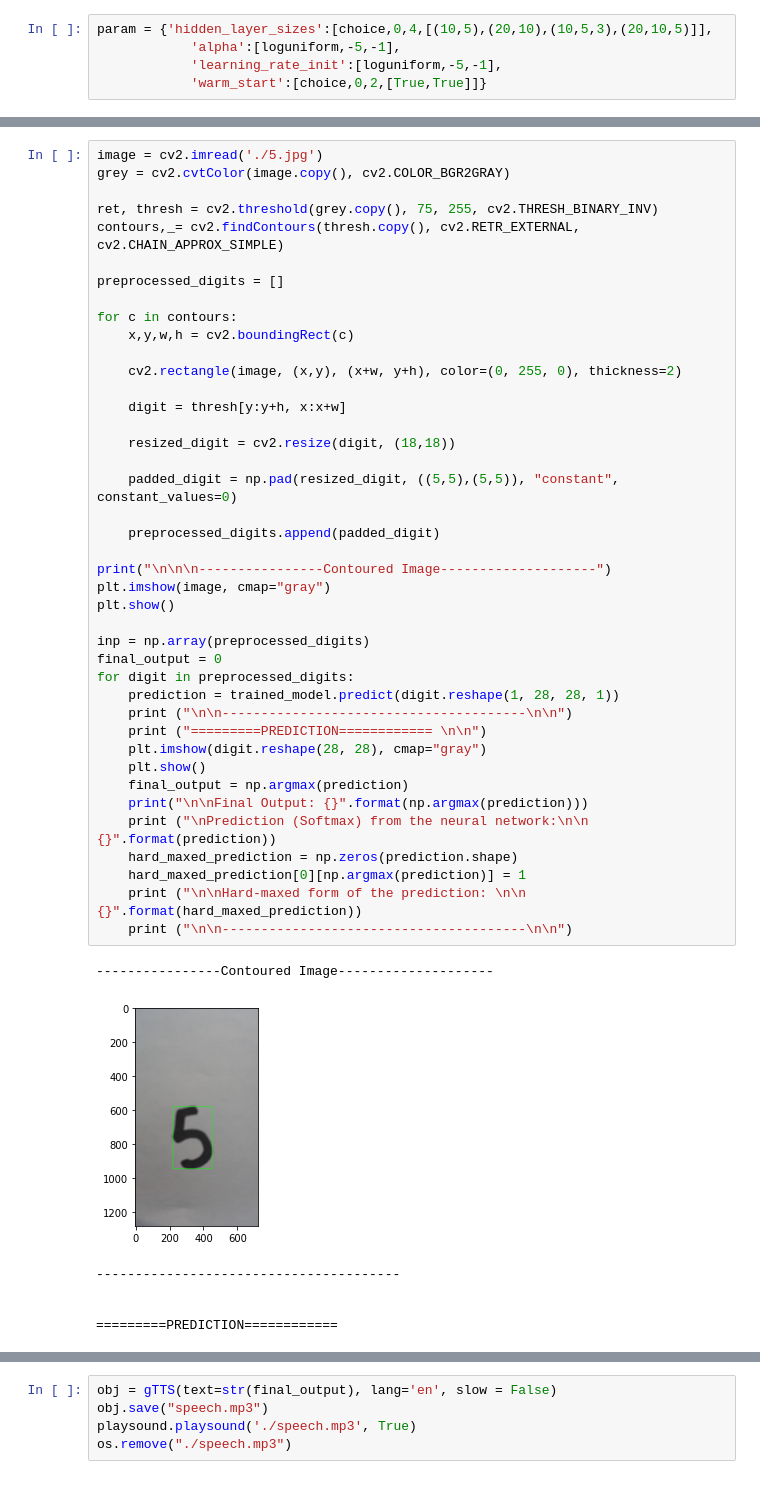
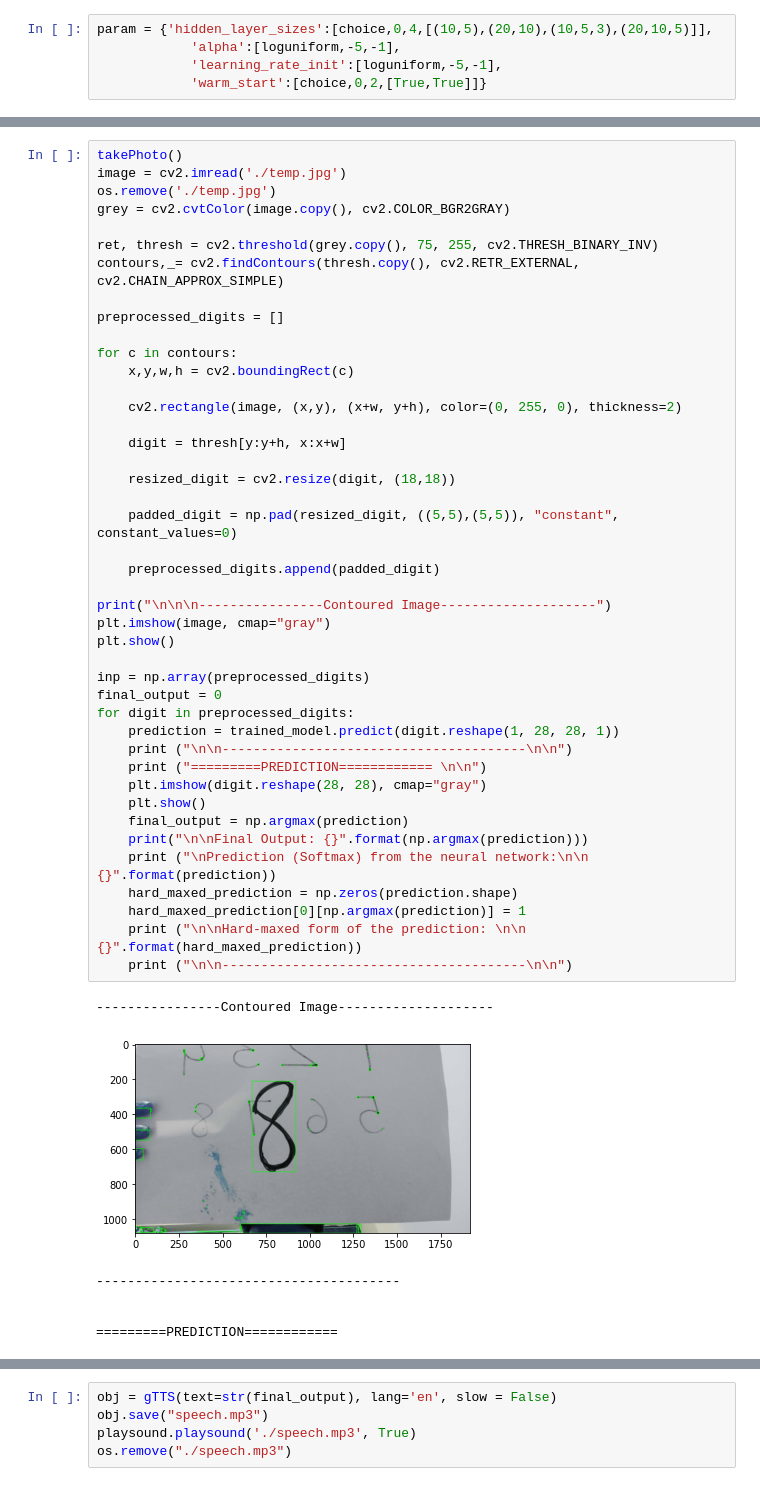
Before and after one commit to monil-bansal/digital-eye, a Jupyter notebook: Digit Recognition/Digit-Recognition-Using-CNN/Final.ipynb, the cells around one changed output, grey strips where cells are left out. Saved outputs shown, nothing was run; the diff lists cells and outputs as text.

Commit message:
takePhoto

```diff
--- a/Digit Recognition/Digit-Recognition-Using-CNN/Final.ipynb
+++ b/Digit Recognition/Digit-Recognition-Using-CNN/Final.ipynb
@@ -39,5 +40,7 @@ Epoch 3/3
 # %%
-image = cv2.imread('./5.jpg')
+takePhoto()
+image = cv2.imread('./temp.jpg')
+os.remove('./temp.jpg')
 grey = cv2.cvtColor(image.copy(), cv2.COLOR_BGR2GRAY)
 
 ret, thresh = cv2.threshold(grey.copy(), 75, 255, cv2.THRESH_BINARY_INV)
@@ -52,34 +55,34 @@ for c in contours:
 
     digit = thresh[y:y+h, x:x+w]
 
     resized_digit = cv2.resize(digit, (18,18))
 
     padded_digit = np.pad(resized_digit, ((5,5),(5,5)), "constant", constant_values=0)
 
     preprocessed_digits.append(padded_digit)
 
 print("\n\n\n----------------Contoured Image--------------------")
 plt.imshow(image, cmap="gray")
 plt.show()
 
 inp = np.array(preprocessed_digits)
 final_output = 0
 for digit in preprocessed_digits:
     prediction = trained_model.predict(digit.reshape(1, 28, 28, 1))
     print ("\n\n---------------------------------------\n\n")
     print ("=========PREDICTION============ \n\n")
     plt.imshow(digit.reshape(28, 28), cmap="gray")
     plt.show()
     final_output = np.argmax(prediction)
     print("\n\nFinal Output: {}".format(np.argmax(prediction)))
     print ("\nPrediction (Softmax) from the neural network:\n\n {}".format(prediction))
     hard_maxed_prediction = np.zeros(prediction.shape)
     hard_maxed_prediction[0][np.argmax(prediction)] = 1
     print ("\n\nHard-maxed form of the prediction: \n\n {}".format(hard_maxed_prediction))
     print ("\n\n---------------------------------------\n\n")
 # %% [output]
 ----------------Contoured Image--------------------
-[figure, old version]
+[figure, new version]
 ---------------------------------------
 
 
```
Also changed, not shown: parts of 3 cells of this notebook, 1 other file.
